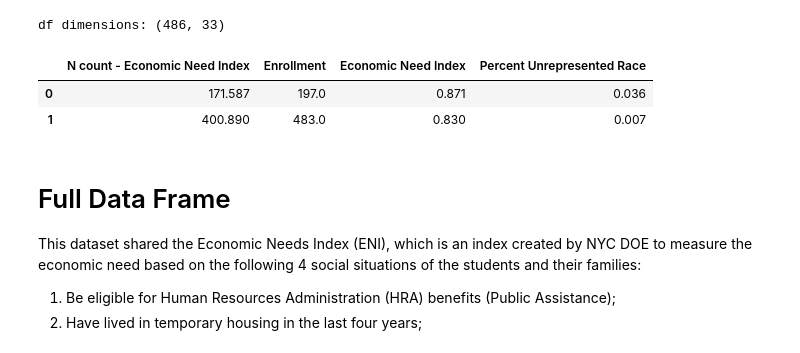
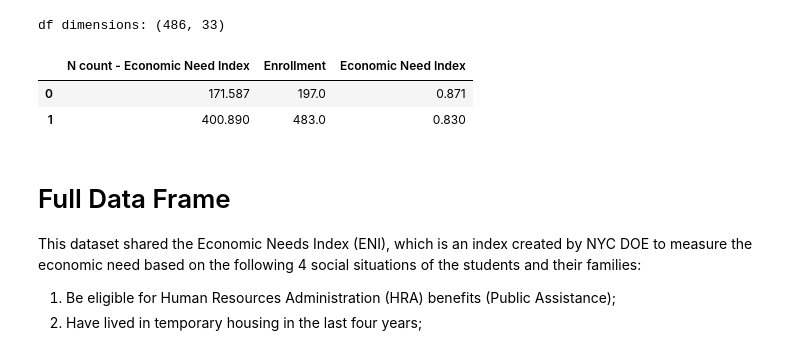
Before and after one commit to Joelb991/CorrelationOne-DS4A, a Jupyter notebook: Data_Cleaning.ipynb, the cells around one changed output. Cells and saved outputs as stored; diff of their text form; code cells hidden in the pictures.

```diff
--- a/Data_Cleaning.ipynb
+++ b/Data_Cleaning.ipynb
@@ -102,15 +102,12 @@ df['Borough'] = df['DBN'].apply (lambda value: borough_finder(value))
 # %%
 # create column for number of students with an economic need
 df['N count - Economic Need Index'] = df['Economic Need Index'] * df['Enrollment']
-# create datapoints of % of unrepresented race
-df['Percent Unrepresented Race'] = df['Percent Asian'] + df['Percent Black'] + df['Percent Hispanic'] + df['Percent White']
-df['Percent Unrepresented Race'] = 1 - df['Percent Unrepresented Race']
 
-df[['N count - Economic Need Index','Enrollment','Economic Need Index','Percent Unrepresented Race']].head(2)
+df[['N count - Economic Need Index','Enrollment','Economic Need Index']].head(2)
 # %% [output]
-|  | N count - Economic Need Index | Enrollment | Economic Need Index | Percent Unrepresented Race |
-| 0 | 171.587 | 197.0 | 0.871 | 0.036 |
-| 1 | 400.890 | 483.0 | 0.830 | 0.007 |
+|  | N count - Economic Need Index | Enrollment | Economic Need Index |
+| 0 | 171.587 | 197.0 | 0.871 |
+| 1 | 400.890 | 483.0 | 0.830 |
 # %%
 # create column for # of students of each race
 df['White'] = df['Enrollment']*df['Percent White']
```
Also changed, not shown: parts of 8 cells of this notebook, 1 other file.
